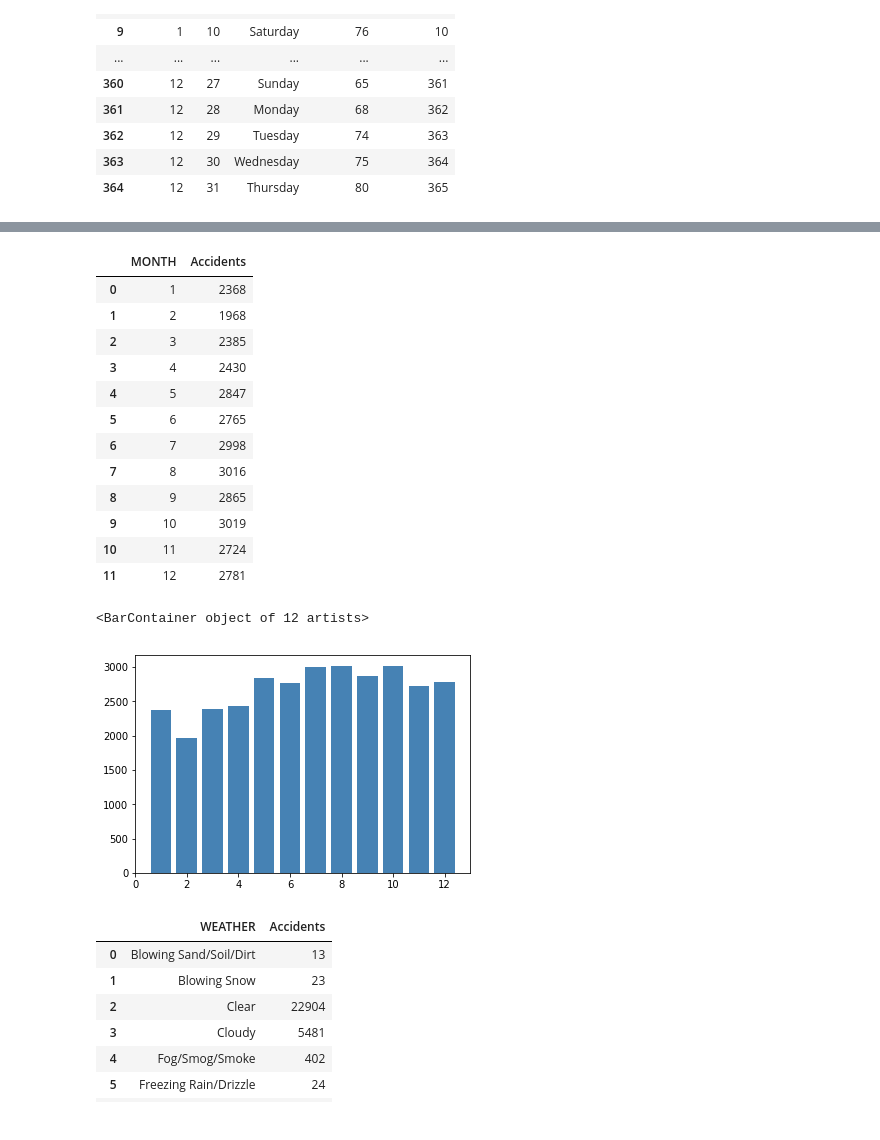
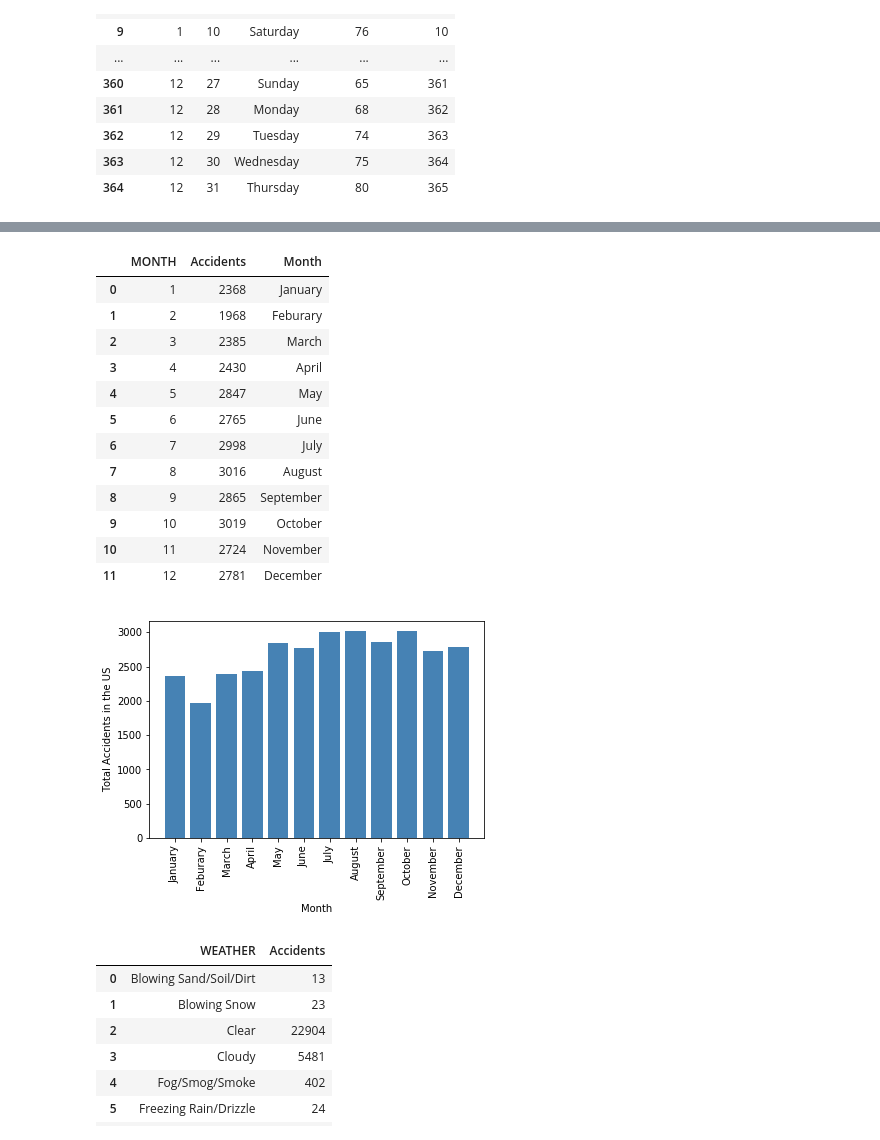
Before and after one commit to ziangzhang10/fatal-traffic-accident-study, a Jupyter notebook: data_readin.ipynb, the cells around one changed output, grey strips where cells are left out. Cells and saved outputs as stored; diff of their text form; code cells hidden in the pictures.

```diff
--- a/data_readin.ipynb
+++ b/data_readin.ipynb
@@ -183,36 +198,43 @@ plt.bar(x = accident_by_day_week['DAY_WEEK'], height = accident_by_day_week["Acc
 # %%
 # Plot specifically # accidents by the month
 accident_gby_month = accident_df[["MONTH", "STATE"]].groupby(["MONTH"])
 
 accident_by_month = pd.DataFrame()
 accident_by_month = accident_gby_month.count()
 accident_by_month = accident_by_month.rename(columns = {"STATE": "Accidents"})
 accident_by_month = accident_by_month.reset_index(drop=False, inplace=False)
 
 # sort by month
 accident_by_month = accident_by_month.sort_values(["MONTH"])
+accident_by_month["Month"] = ["January", "Feburary", "March", "April", "May", "June", "July", "August", "September", "October", "November", "December"]
 
 # Pretty-display all rows
 with pd.option_context('display.max_rows', None, 'display.max_columns', None):
     display(accident_by_month)
 
-plt.bar(x = accident_by_month['MONTH'], height = accident_by_month["Accidents"], color = 'steelblue', alpha = 1)
+plt.xlabel('Month')
+plt.xticks(rotation=90)
+plt.ylabel('Total Accidents in the US')
+
+plt.bar(x = accident_by_month['Month'], height = accident_by_month["Accidents"], color = 'steelblue', alpha = 1)
+
+png_path = os.path.join("Charts", "total_accidents_by_month.png")
+plt.savefig(png_path)
 # %% [output]
-|  | MONTH | Accidents |
-| 0 | 1 | 2368 |
-| 1 | 2 | 1968 |
-| 2 | 3 | 2385 |
-| 3 | 4 | 2430 |
-| 4 | 5 | 2847 |
-| 5 | 6 | 2765 |
-| 6 | 7 | 2998 |
-| 7 | 8 | 3016 |
-| 8 | 9 | 2865 |
-| 9 | 10 | 3019 |
-| 10 | 11 | 2724 |
-| 11 | 12 | 2781 |
+|  | MONTH | Accidents | Month |
+| 0 | 1 | 2368 | January |
+| 1 | 2 | 1968 | Feburary |
+| 2 | 3 | 2385 | March |
+| 3 | 4 | 2430 | April |
+| 4 | 5 | 2847 | May |
+| 5 | 6 | 2765 | June |
+| 6 | 7 | 2998 | July |
+| 7 | 8 | 3016 | August |
+| 8 | 9 | 2865 | September |
+| 9 | 10 | 3019 | October |
+| 10 | 11 | 2724 | November |
+| 11 | 12 | 2781 | December |
-<BarContainer object of 12 artists>
-[figure, old version]
+[figure, new version]
 # %%
 # Get # of accidents vs weather
 accident_gby_weather = accident_df[["WEATHER", "STATE"]].groupby(["WEATHER"])
```
Also changed, not shown: parts of 9 cells of this notebook, 6 other files.
